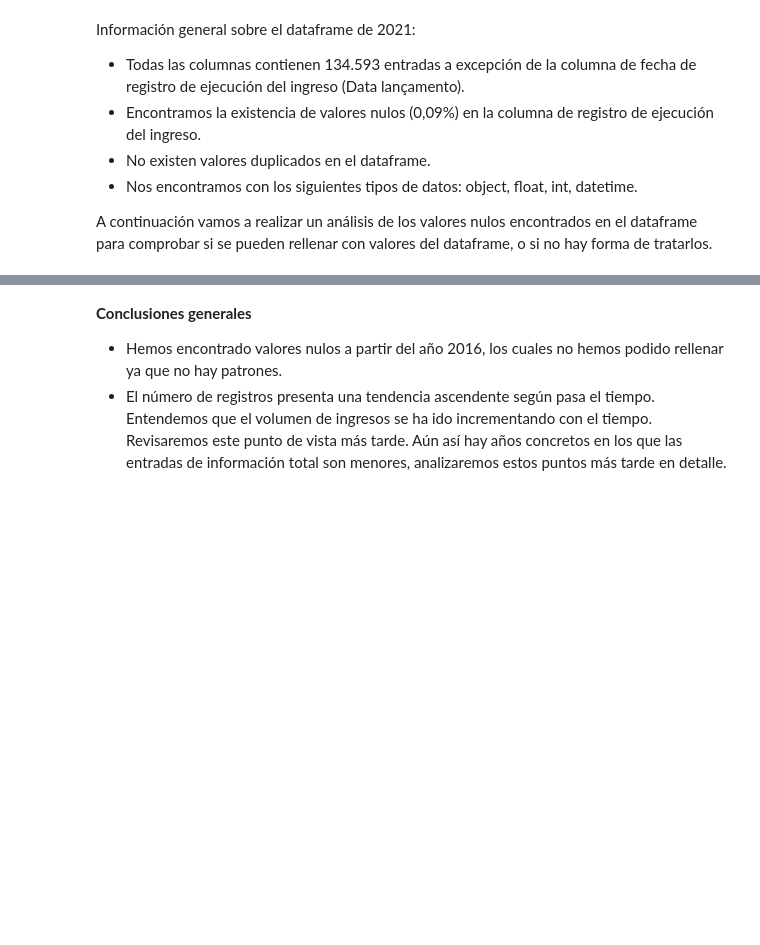
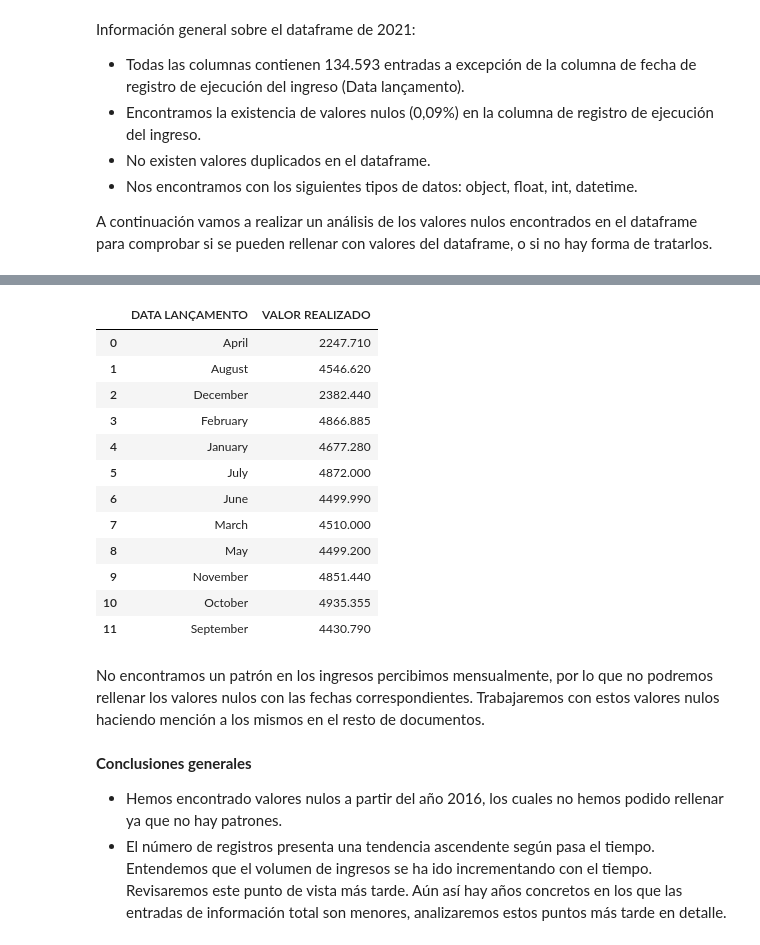
Before and after one commit to Gabijc/Proyecto2_Analisis_Ingresos_Brasil, a Jupyter notebook: EDA_datos_Brasil.ipynb, the cells around one changed output, grey strips where cells are left out. Saved outputs shown, nothing was run; the diff lists cells and outputs as text; code cells hidden in the pictures; blank space fills up the shorter version.

```diff
--- a/EDA_datos_Brasil.ipynb
+++ b/EDA_datos_Brasil.ipynb
@@ -1408,0 +1679,23 @@ A continuación vamos a realizar un análisis de los valores nulos encontrados e
+# %%
+# Una opción para rellenar estos valores de tipo fecha sería por importe numérico de las fechas de los mismos meses.
+
+datos_2021.groupby(datos_2021["DATA LANÇAMENTO"].dt.month_name())['VALOR REALIZADO'].median().reset_index()
+
+# Solo nos servirá el de valor realizado, ya que en el resto de columnas la mediana se encuentra en 0, lo cual no aprota ningún valor en este
+# punto del análisis.
+# %% [output]
+|  | DATA LANÇAMENTO | VALOR REALIZADO |
+| 0 | April | 2247.710 |
+| 1 | August | 4546.620 |
+| 2 | December | 2382.440 |
+| 3 | February | 4866.885 |
+| 4 | January | 4677.280 |
+| 5 | July | 4872.000 |
+| 6 | June | 4499.990 |
+| 7 | March | 4510.000 |
+| 8 | May | 4499.200 |
+| 9 | November | 4851.440 |
+| 10 | October | 4935.355 |
+| 11 | September | 4430.790 |
+# %% [markdown]
+No encontramos un patrón en los ingresos percibimos mensualmente, por lo que no podremos rellenar los valores nulos con las fechas correspondientes. Trabajaremos con estos valores nulos haciendo mención a los mismos en el resto de documentos.
```
Also changed, not shown: parts of 32 cells of this notebook, 8 other files.
